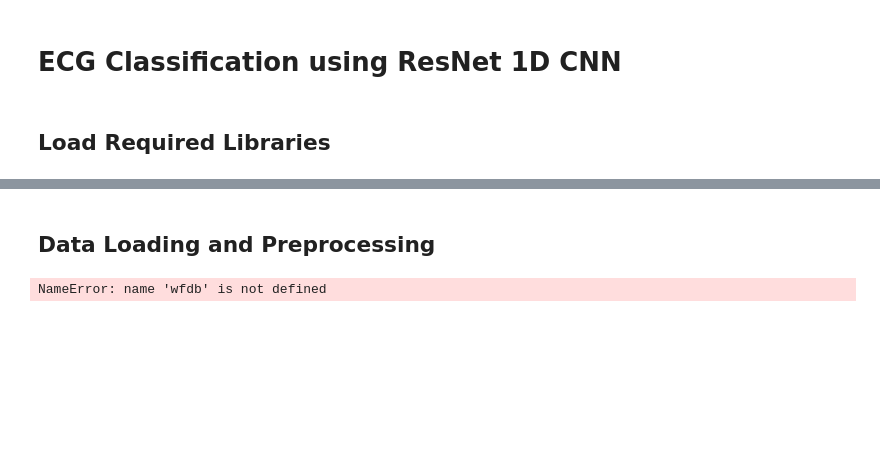
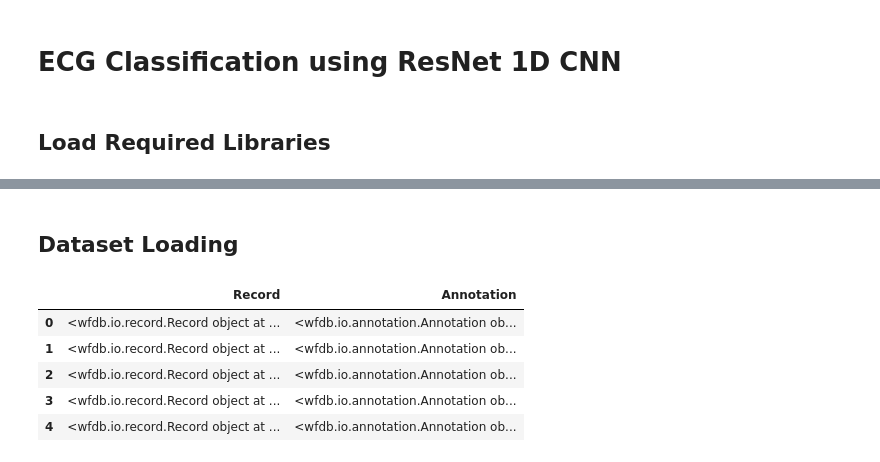
Before and after one commit to Jazhyc/ECG-Classification, a Jupyter notebook: ECG_classification.ipynb, the cells around one changed output, grey strips where cells are left out. Drawn from its saved outputs; the diff is of its cells as text; code cells hidden in the pictures; blank space fills up the shorter version.

```diff
--- a/ECG_classification.ipynb
+++ b/ECG_classification.ipynb
@@ -18,14 +31,2 @@ ModuleNotFoundError: No module named 'wfdb'
 # %% [markdown]
-## Data Loading and Preprocessing
+## Dataset Loading
-# %%
-# Set the download path
-download_path = 'dataset'
-
-# Create the download folder if it doesn't exist
-if not os.path.exists(download_path):
-    os.makedirs(download_path)
-
-    # Download the MIT-BIH Arrhythmia Database
-    wfdb.dl_database('mitdb', download_path=download_path)
-# %% [output]
-NameError: name 'wfdb' is not defined
@@ -42,0 +57,9 @@ X_train, X_test, y_train, y_test = train_test_split(signals, labels, test_size=0
+# %%
+dataset.head()
+# %% [output]
+|  | Record | Annotation |
+| 0 | <wfdb.io.record.Record object at ... | <wfdb.io.annotation.Annotation ob... |
+| 1 | <wfdb.io.record.Record object at ... | <wfdb.io.annotation.Annotation ob... |
+| 2 | <wfdb.io.record.Record object at ... | <wfdb.io.annotation.Annotation ob... |
+| 3 | <wfdb.io.record.Record object at ... | <wfdb.io.annotation.Annotation ob... |
+| 4 | <wfdb.io.record.Record object at ... | <wfdb.io.annotation.Annotation ob... |
```
Also changed, not shown: parts of 15 cells of this notebook.
